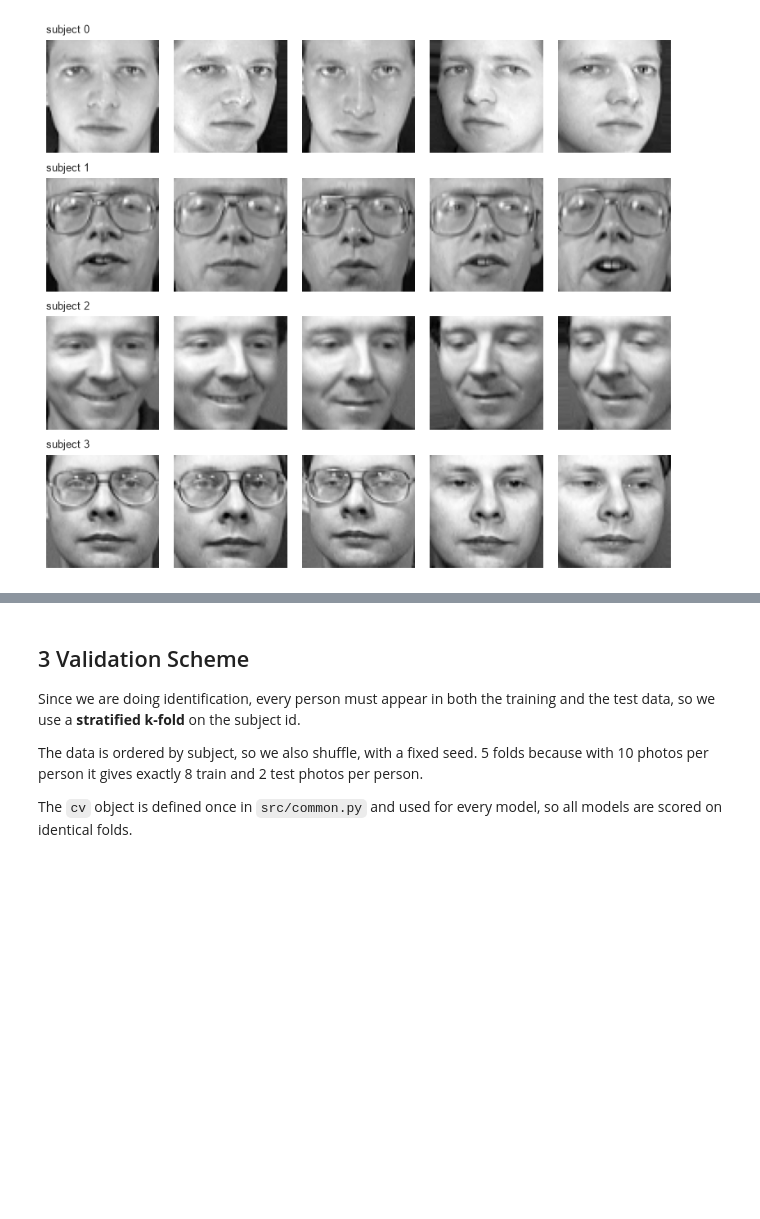
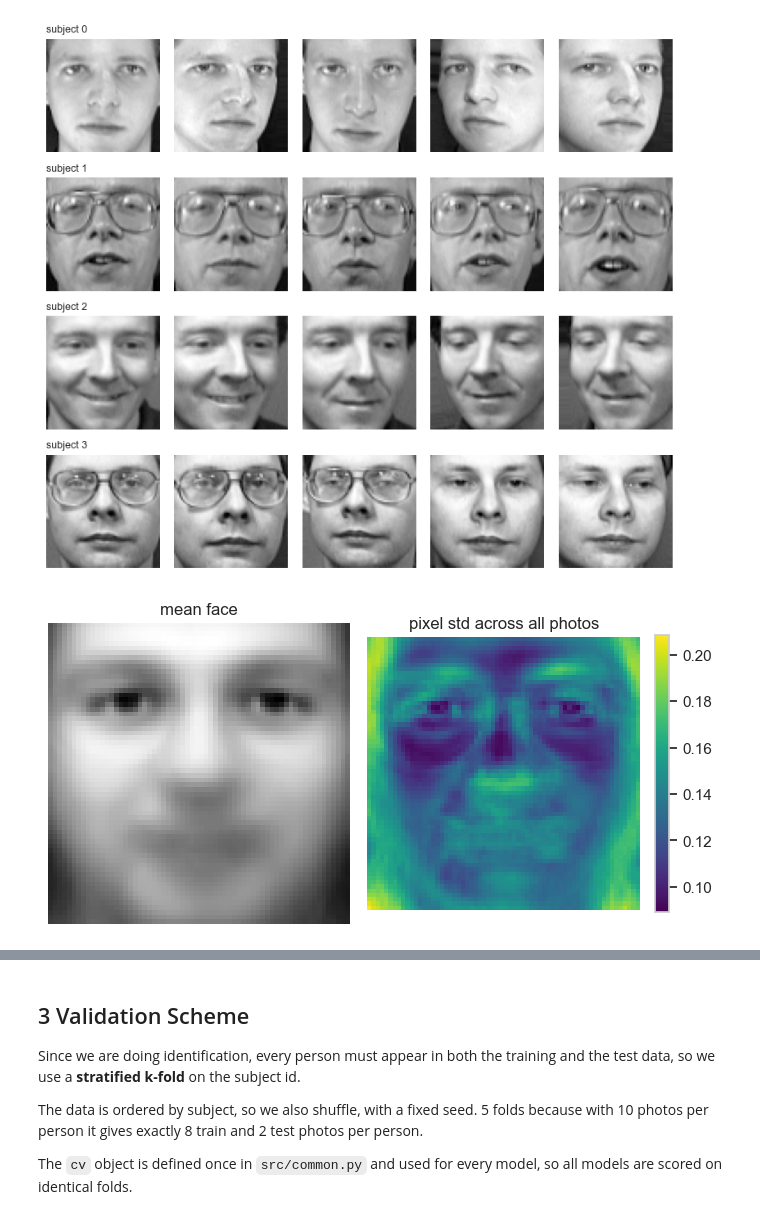
Before and after one commit to mchemrl/pca-face-recognition, a Jupyter notebook: main.ipynb, the cells around one changed output, grey strips where cells are left out. Drawn from its saved outputs; the diff is of its cells as text; code cells hidden in the pictures; blank space fills up the shorter version.

```diff
--- a/main.ipynb
+++ b/main.ipynb
@@ -71,3 +70,17 @@ plt.tight_layout()
 plt.show()
 # %% [output]
 [figure]
+# %%
+# ai generated plot
+fig, axes = plt.subplots(1, 2, figsize=(7, 3.5))
+axes[0].imshow(x.mean(axis=0).reshape(64, 64), cmap='gray')
+axes[0].set_title('mean face')
+im = axes[1].imshow(x.std(axis=0).reshape(64, 64), cmap='viridis')
+axes[1].set_title('pixel std across all photos')
+for ax in axes:
+    ax.axis('off')
+plt.colorbar(im, ax=axes[1], fraction=0.046)
+plt.tight_layout()
+plt.show()
+# %% [output]
+[figure, added]
```
Also changed, not shown: parts of 8 cells of this notebook.
